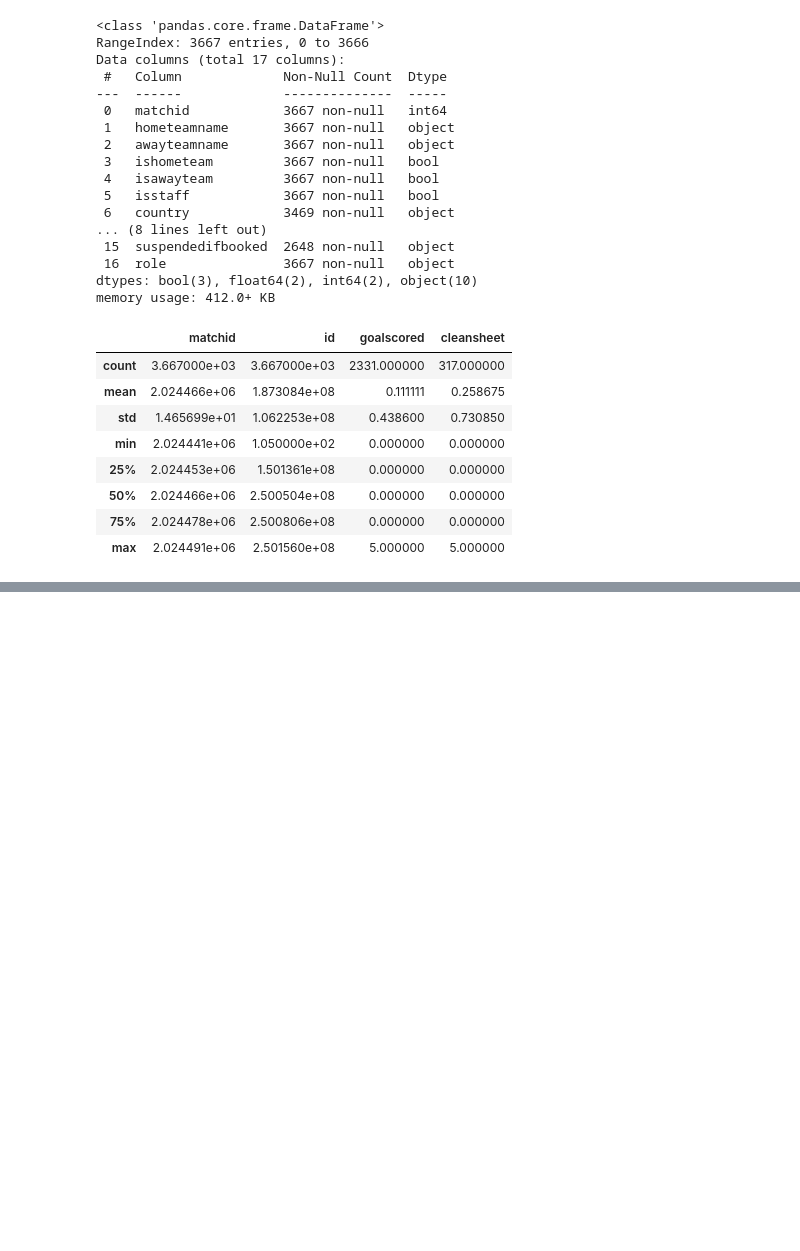
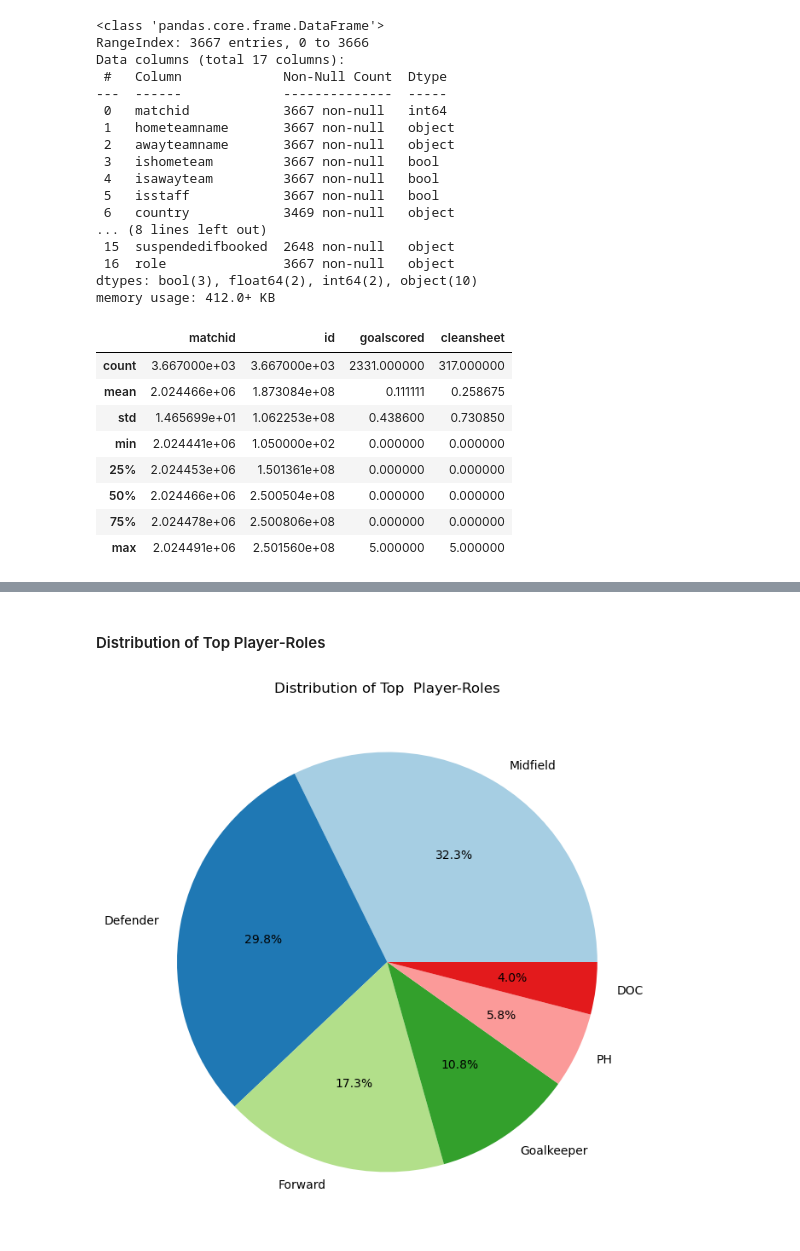
Before and after one commit to SFETNI/Omdena-UEFAEURO2024, a Jupyter notebook: task2-data-analysis/pre_match_information.ipynb, the cells around one changed output, grey strips where cells are left out. Saved outputs shown, nothing was run; the diff lists cells and outputs as text; code cells hidden in the pictures; blank space fills up the shorter version.

```diff
--- a/task2-data-analysis/pre_match_information.ipynb
+++ b/task2-data-analysis/pre_match_information.ipynb
@@ -74,3 +113,9 @@ dtype: int64
+# %%
+pre_match_info['cleansheet'] = pre_match_info['cleansheet'].fillna(0)
+# %%
+pre_match_info['suspendedifbooked'] = pre_match_info['suspendedifbooked'].fillna(False)
+# %%
+pre_match_info=pre_match_info.drop(index=1)
 # %%
 pre_match_info['goalscored'].fillna(0, inplace=True)
 pre_match_info['goalscored'] = pre_match_info['goalscored'].astype(int)
@@ -84,2 +122,4 @@ For example, when doing 'df[col].method(value, inplace=True)', try using 'df.met
+# %%
+pre_match_info['matchplayed'] = pre_match_info.apply(lambda row: row['officialname'] if pd.isnull(row['matchplayed']) and pd.notnull(row['officialname']) else row['matchplayed'], axis=1)
 # %%
 pre_match_info['country'] = pre_match_info.apply(lambda x: x['hometeamname'] if x['ishometeam'] else x['awayteamname'], axis=1)
@@ -154,0 +192,13 @@ Passing `palette` without assigning `hue` is deprecated and will be removed in v
+# %% [markdown]
+#### Distribution of Top  Player-Roles
+# %%
+
+role_distribution = pre_match_info['role'].value_counts().nlargest(6)
+
+plt.figure(figsize=(8, 8))
+role_distribution.plot(kind='pie', autopct='%1.1f%%', colors=plt.cm.Paired(range(len(role_distribution))))
+plt.title('Distribution of Top  Player-Roles')
+plt.ylabel('')
+plt.show()
+# %% [output]
+[figure, added]
```
Also changed, not shown: parts of 36 cells of this notebook.
